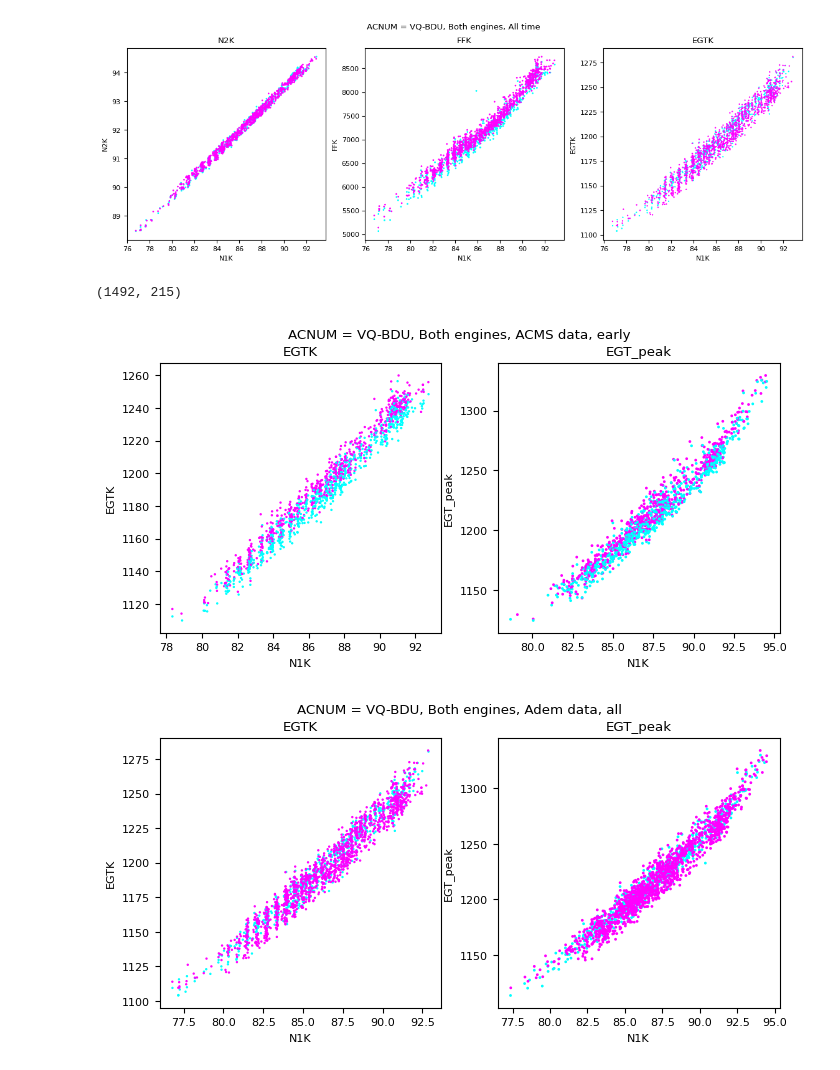
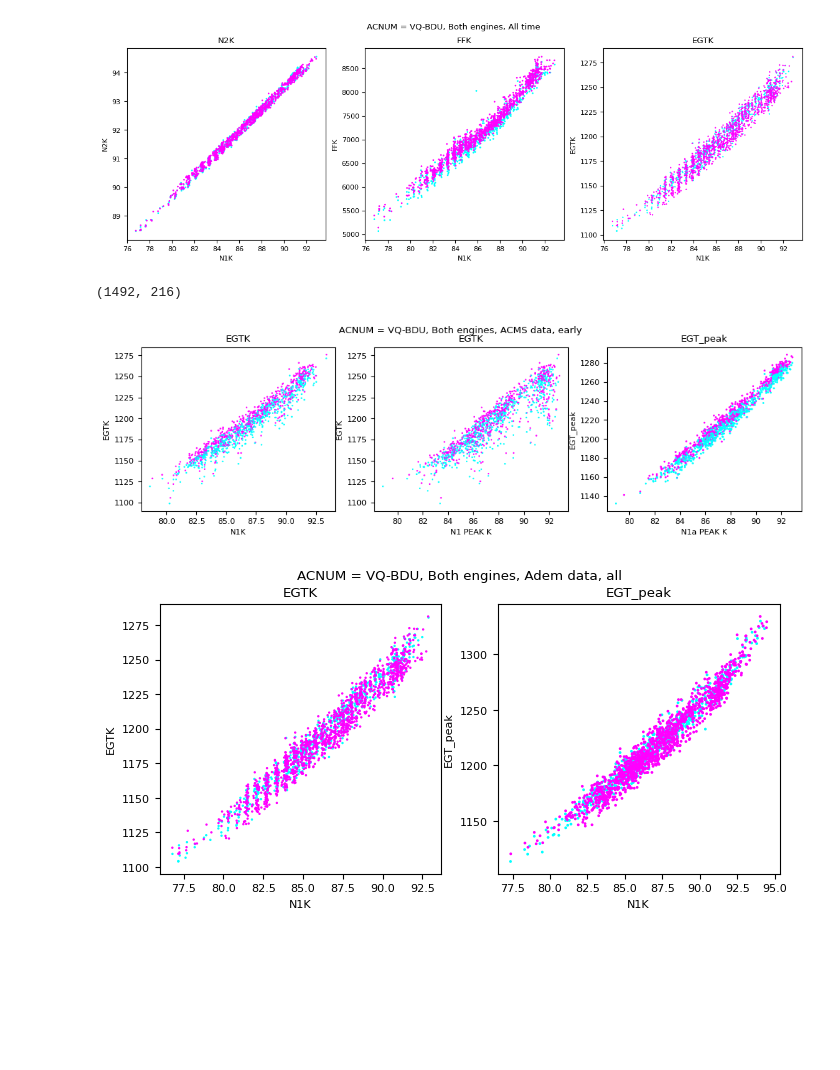
Before and after one commit to skeptlk/ecm, a Jupyter notebook: ex11_deltas.ipynb, the cells around one changed output. Saved outputs shown, nothing was run; the diff lists cells and outputs as text; code cells hidden in the pictures; blank space fills up the shorter version.

Commit message:
Ex13: use oat_peak for corrections of baseines

```diff
--- a/ex11_deltas.ipynb
+++ b/ex11_deltas.ipynb
@@ -29,7 +29,7 @@ def correct(data):
   alpha = 0.5
   alpha_2 = 0.84
 
-  theta = (data['t2'] + 273.16) / (288.16)
+  theta = (data['oat_peak'] + 273.16) / (288.16)
   delta = data['p2e'] / 29.92
 
   datak['nfk'] = data['nf'] / (theta ** alpha)
@@ -42,6 +42,7 @@ def correct(data):
 
   datak['egt_peak_k'] = (data['egt_peak'] + 273.16) / (theta ** alpha_2)
   datak['n1a_peak_k'] = data['n1a_peak'] / (theta ** alpha)
+  datak['n1_peak_k'] = data['n1_peak'] / (theta ** alpha)
 
   return datak
 # %%
@@ -70,21 +71,24 @@ plot_baselines(data, title='ACNUM = VQ-BDU, Both engines, All time')
 # %%
 acms_data = correct(acms_full.query(f"acnum=='VQ-BDU' and reportts <= '2019-02-01'"))
 print(acms_data.shape)
 
-fig, axs = plt.subplots(1, 2)
-fig.set_size_inches(8, 3.5)
+fig, axs = plt.subplots(1, 3)
+fig.set_size_inches(12, 3)
 fig.suptitle('ACNUM = VQ-BDU, Both engines, ACMS data, early')
 
 axs[0].scatter(acms_data['n1ak'], acms_data['egtk'], s=0.5, c=acms_data['pos'], cmap='cool')
 axs[0].set(xlabel='N1K', ylabel='EGTK', title="EGTK")
 
-axs[1].scatter(acms_data['n1a_peak_k'], acms_data['egt_peak_k'], s=1, c=acms_data['pos'], cmap='cool')
-axs[1].set(xlabel='N1K', ylabel='EGT_peak', title="EGT_peak")
+axs[1].scatter(acms_data['n1_peak_k'], acms_data['egtk'], s=0.5, c=acms_data['pos'], cmap='cool')
+axs[1].set(xlabel='N1 PEAK K', ylabel='EGTK', title="EGTK")
+
+axs[2].scatter(acms_data['n1a_peak_k'], acms_data['egt_peak_k'], s=1, c=acms_data['pos'], cmap='cool')
+axs[2].set(xlabel='N1a PEAK K', ylabel='EGT_peak', title="EGT_peak")
 
 plt.show()
 # %% [output]
-(1492, 215)
+(1492, 216)
-[figure, old version]
+[figure, new version]
 # %%
 fig, axs = plt.subplots(1, 2)
 fig.set_size_inches(8, 3.5)
```
Also changed, not shown: parts of 1 cell of this notebook, 3 other files.
